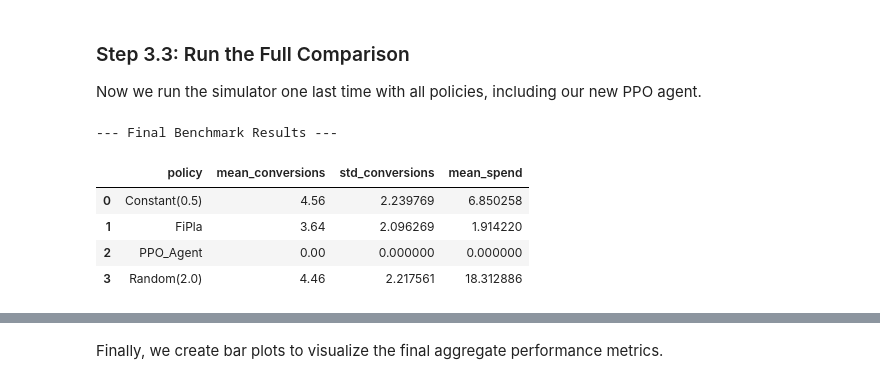
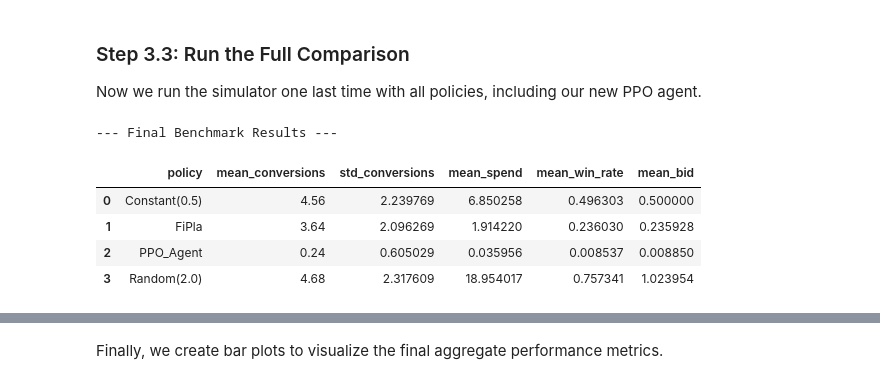
Before and after one commit to eugeniepatard/dynamauction, a Jupyter notebook: docs/simulator_tutorial.ipynb, the cells around one changed output, grey strips where cells are left out. Drawn from its saved outputs; the diff is of its cells as text; code cells hidden in the pictures.

```diff
--- a/docs/simulator_tutorial.ipynb
+++ b/docs/simulator_tutorial.ipynb
@@ -164,24 +164,33 @@ Now we run the simulator one last time with all policies, including our new PPO
 # %%
 full_sim = Simulator(scenario, policies, campaign_cfg={
     "horizon": 10.0,
-    "n_runs": 100, # Use more runs for a reliable comparison
+    "n_runs": 100, # Use a high number of runs for a reliable comparison
     "seed": 456,
 })
 
-_, _, _, final_summary_df = full_sim.run()
+all_auction_df, all_display_df, all_conv_df, final_summary_df = full_sim.run()
 
 final_results = final_summary_df.groupby("policy").agg(
     mean_conversions=("n_conversions", "mean"),
     std_conversions=("n_conversions", "std"),
-    mean_spend=("total_spend", "mean")
+    mean_spend=("total_spend", "mean"),
+    mean_win_rate=("win_rate", "mean"),
 ).reset_index()
+
+final_results = final_results.merge(
+    all_auction_df.groupby("policy").agg(
+        mean_bid=("bid", "mean"),
+    ).reset_index(),
+    on="policy",
+    how="left"
+)
 
 print("--- Final Benchmark Results ---")
 final_results
 # %% [output]
 --- Final Benchmark Results ---
-|  | policy | mean_conversions | std_conversions | mean_spend |
-| 0 | Constant(0.5) | 4.56 | 2.239769 | 6.850258 |
-| 1 | FiPla | 3.64 | 2.096269 | 1.914220 |
-| 2 | PPO_Agent | 0.00 | 0.000000 | 0.000000 |
-| 3 | Random(2.0) | 4.46 | 2.217561 | 18.312886 |
+|  | policy | mean_conversions | std_conversions | mean_spend | mean_win_rate | mean_bid |
+| 0 | Constant(0.5) | 4.56 | 2.239769 | 6.850258 | 0.496303 | 0.500000 |
+| 1 | FiPla | 3.64 | 2.096269 | 1.914220 | 0.236030 | 0.235928 |
+| 2 | PPO_Agent | 0.24 | 0.605029 | 0.035956 | 0.008537 | 0.008850 |
+| 3 | Random(2.0) | 4.68 | 2.317609 | 18.954017 | 0.757341 | 1.023954 |
```
Also changed, not shown: parts of 6 cells of this notebook, 9 other files.
